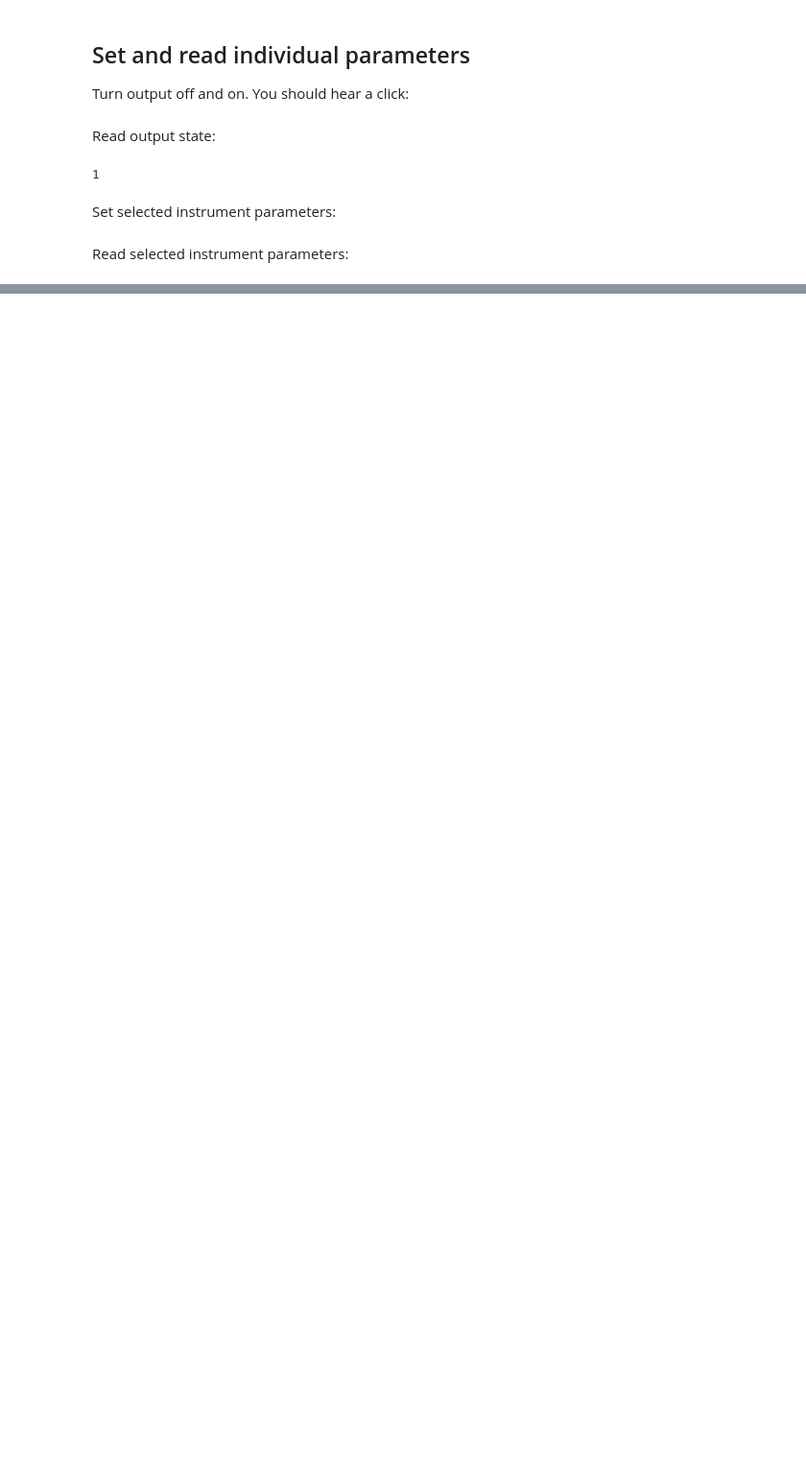
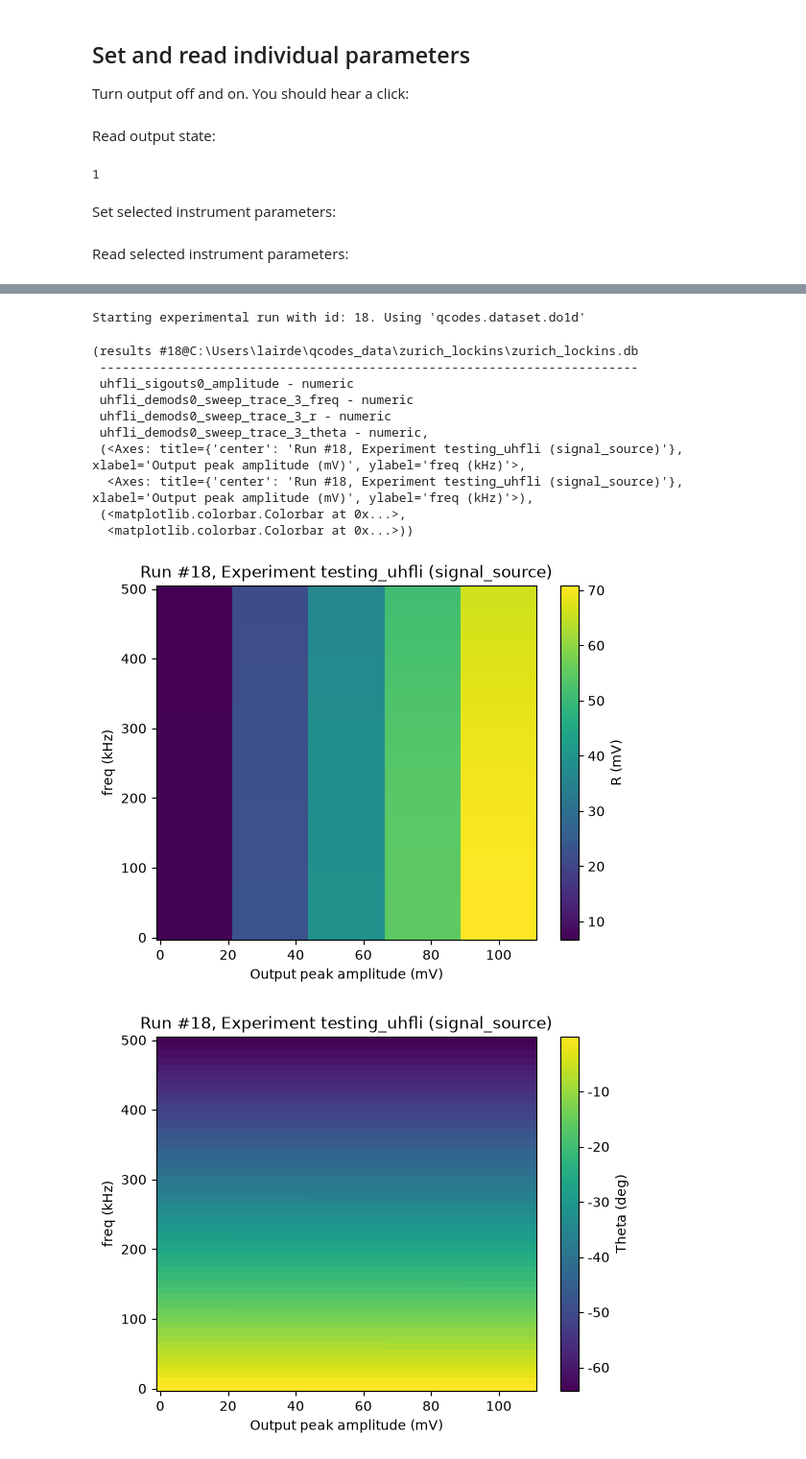
Before and after one commit to QCoDeS/Qcodes_contrib_drivers, a Jupyter notebook: docs/examples/ZurichInstruments_lockins.ipynb, the cells around one changed output, grey strips where cells are left out. Shown at 96% size. Cells and saved outputs as stored; diff of their text form; code cells hidden in the pictures; blank space fills up the shorter version.

```diff
--- a/docs/examples/ZurichInstruments_lockins.ipynb
+++ b/docs/examples/ZurichInstruments_lockins.ipynb
@@ -406,0 +356,31 @@ lia.close()
+# %%
+# Sweep vs frequency (fast) and oscillator amplitude (slow):
+
+# Configure the frequency trace acquired at each amplitude:
+trace = lockin.configure_trace(
+    sweep_parameter=oscillator.freq,
+    start=1e3, stop=500e3, points=51,
+    parameters=("r", "theta"),
+)
+
+# Sweep output amplitude (V peak):
+do1d(
+    signal_output.amplitude, 0.01, 0.1, 5, 0.1,
+    trace,
+    do_plot=True,
+    show_progress=True,
+)
+# %% [output]
+Starting experimental run with id: 18. Using 'qcodes.dataset.do1d'
+(results #18@C:\Users\lairde\qcodes_data\zurich_lockins\zurich_lockins.db
+ ------------------------------------------------------------------------
+ uhfli_sigouts0_amplitude - numeric
+ uhfli_demods0_sweep_trace_3_freq - numeric
+ uhfli_demods0_sweep_trace_3_r - numeric
+ uhfli_demods0_sweep_trace_3_theta - numeric,
+ (<Axes: title={'center': 'Run #18, Experiment testing_uhfli (signal_source)'}, xlabel='Output peak amplitude (mV)', ylabel='freq (kHz)'>,
+  <Axes: title={'center': 'Run #18, Experiment testing_uhfli (signal_source)'}, xlabel='Output peak amplitude (mV)', ylabel='freq (kHz)'>),
+ (<matplotlib.colorbar.Colorbar at 0x...>,
+  <matplotlib.colorbar.Colorbar at 0x...>))
+[figure, added]
+[figure, added]
```
Also changed, not shown: parts of 34 cells of this notebook, 6 other files.
